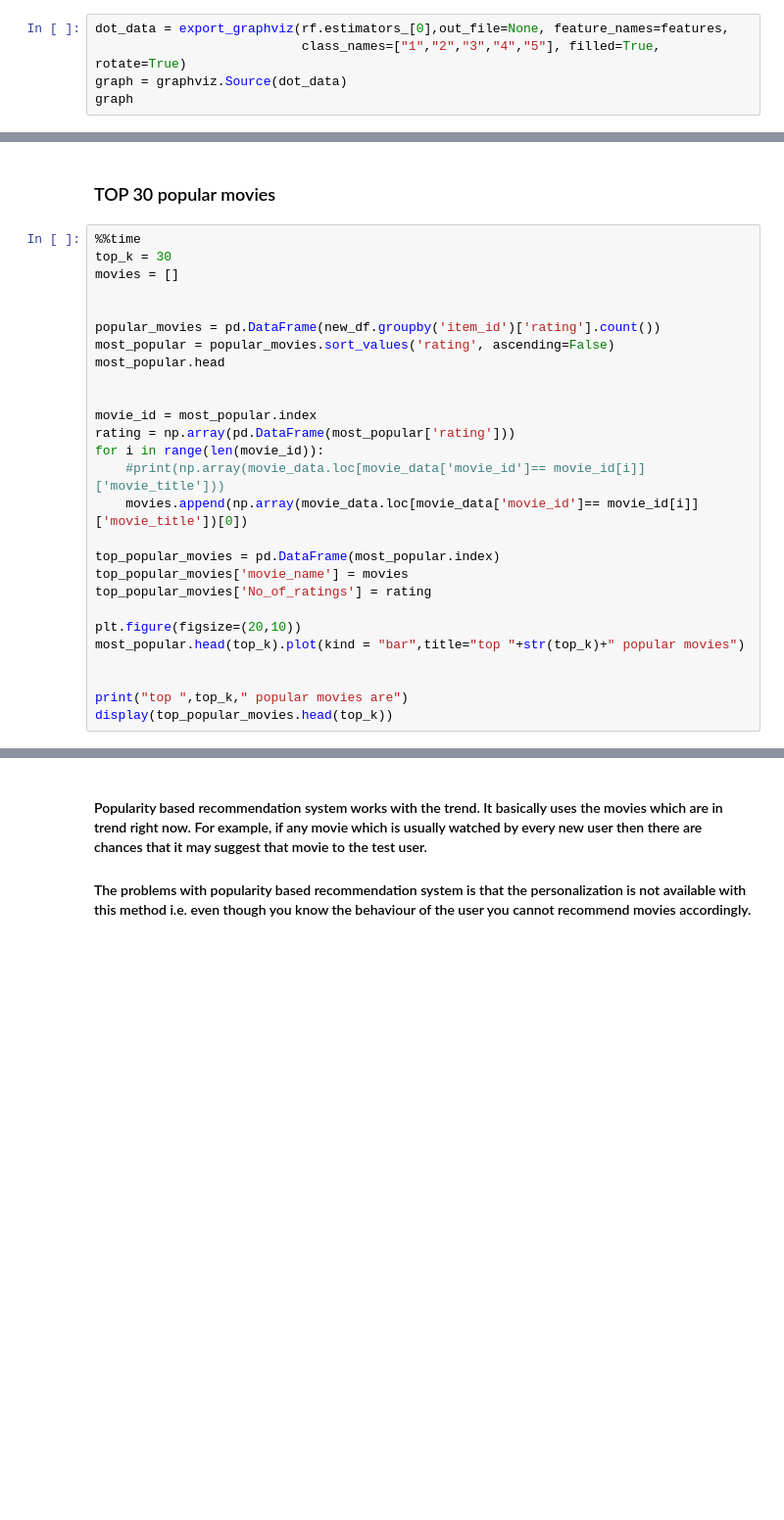
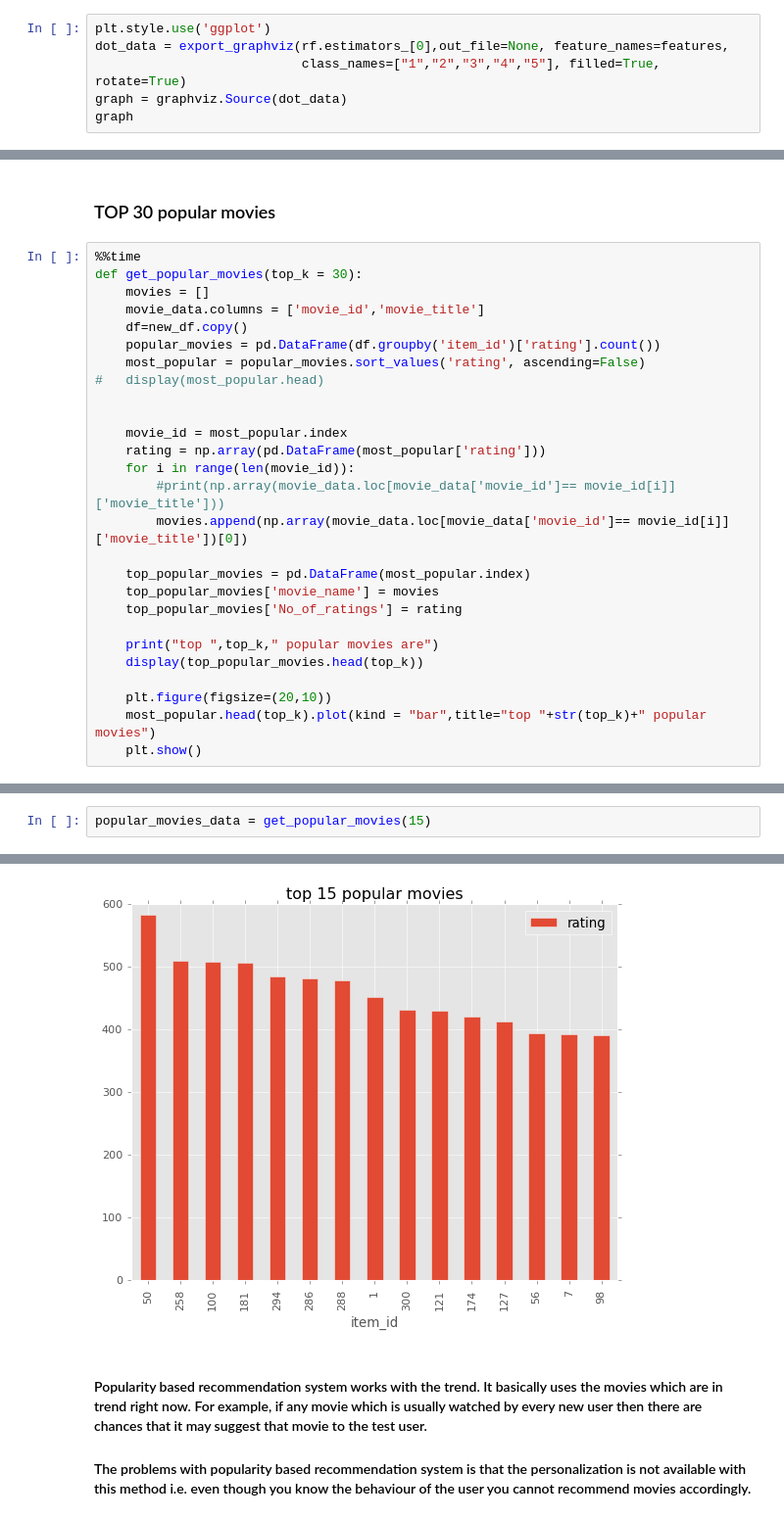
Before and after one commit to rsharm18/DSC478_final_Project, a Jupyter notebook: final_project_final.ipynb, the cells around one changed output, grey strips where cells are left out. Shown at 98% size. Drawn from its saved outputs; the diff is of its cells as text; blank space fills up the shorter version.

```diff
--- a/final_project_final.ipynb
+++ b/final_project_final.ipynb
@@ -706,4 +708,5 @@ tree.plot_tree(rf.estimators_[0], feature_names=features, class_names=["1","2","
 # %%
+plt.style.use('ggplot')
 dot_data = export_graphviz(rf.estimators_[0],out_file=None, feature_names=features,
                            class_names=["1","2","3","4","5"], filled=True, rotate=True)
 graph = graphviz.Source(dot_data)
@@ -1136,29 +1139,29 @@ p.fig.subplots_adjust(top=0.95)
 ### TOP 30 popular movies
 # %%
 %%time
-top_k = 30
-movies = []
+def get_popular_movies(top_k = 30):
+    movies = []
+    movie_data.columns = ['movie_id','movie_title']
+    df=new_df.copy()
+    popular_movies = pd.DataFrame(df.groupby('item_id')['rating'].count())
+    most_popular = popular_movies.sort_values('rating', ascending=False)
+#   display(most_popular.head)
 
 
-popular_movies = pd.DataFrame(new_df.groupby('item_id')['rating'].count())
-most_popular = popular_movies.sort_values('rating', ascending=False)
-most_popular.head
+    movie_id = most_popular.index
+    rating = np.array(pd.DataFrame(most_popular['rating']))
+    for i in range(len(movie_id)):
+        #print(np.array(movie_data.loc[movie_data['movie_id']== movie_id[i]]['movie_title']))
+        movies.append(np.array(movie_data.loc[movie_data['movie_id']== movie_id[i]]['movie_title'])[0])
 
+    top_popular_movies = pd.DataFrame(most_popular.index)
+    top_popular_movies['movie_name'] = movies
+    top_popular_movies['No_of_ratings'] = rating
 
-movie_id = most_popular.index
-rating = np.array(pd.DataFrame(most_popular['rating']))
-for i in range(len(movie_id)):
-    #print(np.array(movie_data.loc[movie_data['movie_id']== movie_id[i]]['movie_title']))
-    movies.append(np.array(movie_data.loc[movie_data['movie_id']== movie_id[i]]['movie_title'])[0])
+    print("top ",top_k," popular movies are")
+    display(top_popular_movies.head(top_k))
 
-top_popular_movies = pd.DataFrame(most_popular.index)
-top_popular_movies['movie_name'] = movies
-top_popular_movies['No_of_ratings'] = rating
-
-plt.figure(figsize=(20,10))
-most_popular.head(top_k).plot(kind = "bar",title="top "+str(top_k)+" popular movies")
-
-
-print("top ",top_k," popular movies are")
-display(top_popular_movies.head(top_k))
+    plt.figure(figsize=(20,10))
+    most_popular.head(top_k).plot(kind = "bar",title="top "+str(top_k)+" popular movies")
+    plt.show()
 # %% [output]
@@ -1185,0 +1169,3 @@ Wall time: 751 ms
+# %%
+popular_movies_data = get_popular_movies(15)
+# %% [output]
@@ -1186,3 +1190,4 @@ Wall time: 751 ms
+[figure, added]
 # %% [markdown]
 #### Popularity based recommendation system works with the trend. It basically uses the movies which are in trend right now. For example, if any movie which is usually watched by every new user then there are chances that it may suggest that movie to the test user.
 
```
Also changed, not shown: parts of 48 cells of this notebook.
